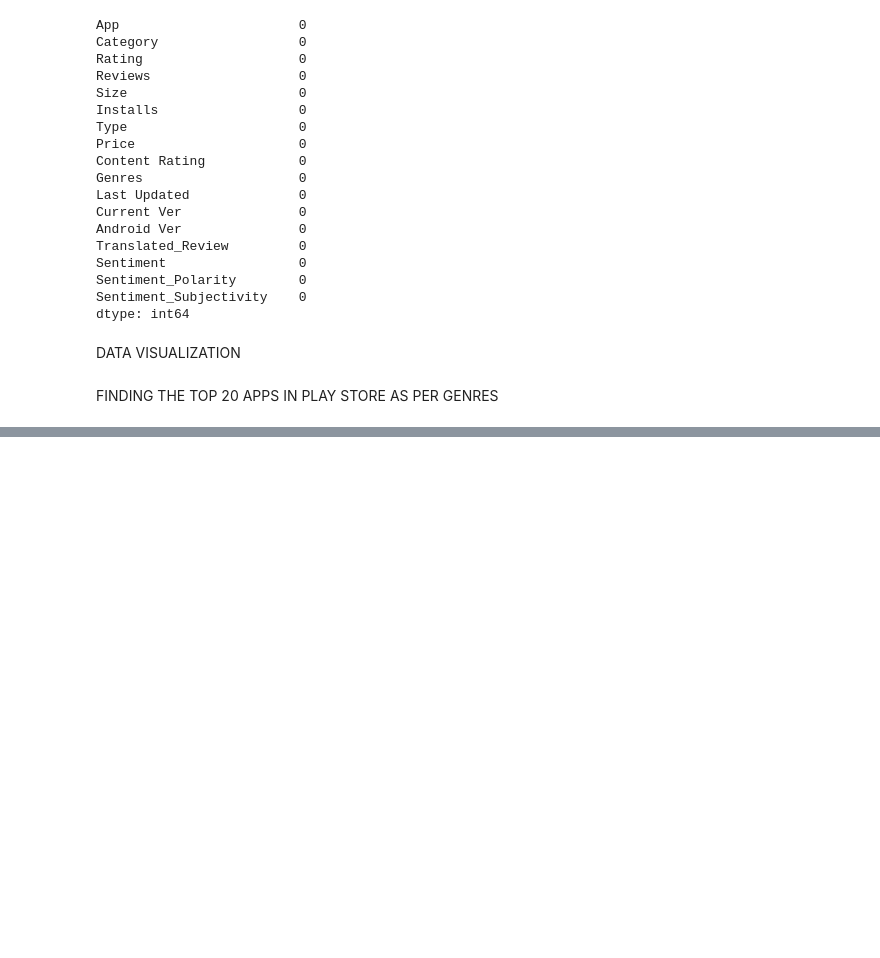
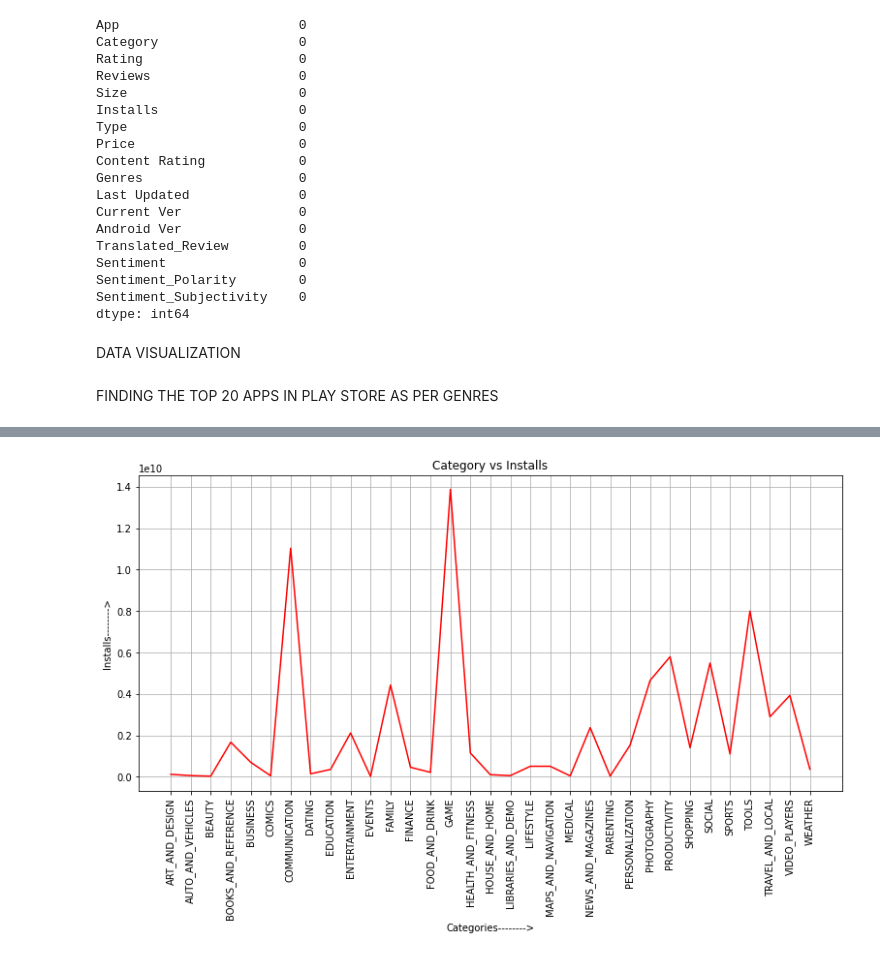
Before and after one commit to Chaitanya-Cr7/EDA_playStore_analysis, a Jupyter notebook: Play_Store_App_Review_Analysis_Capstone_Project.ipynb, the cells around one changed output, grey strips where cells are left out. Drawn from its saved outputs; the diff is of its cells as text; code cells hidden in the pictures; blank space fills up the shorter version.

```diff
--- a/Play_Store_App_Review_Analysis_Capstone_Project.ipynb
+++ b/Play_Store_App_Review_Analysis_Capstone_Project.ipynb
@@ -512,0 +530,16 @@ plt.xlabel('Content Rating');
+# %%
+grp=ps_data.groupby('Category')
+x=grp['Installs'].agg(np.sum)
+y=grp['Price'].agg(np.sum)
+z=grp['Reviews'].agg(np.mean)
+# %%
+plt.figure(figsize=(13,6))
+plt.plot(x ,  color='red')
+plt.xticks(rotation=90)
+plt.title('Category vs Installs')
+plt.xlabel('Categories-------->')
+plt.ylabel('Installs-------->')
+plt.grid()
+plt.show()
+# %% [output]
+[figure, added]
```
Also changed, not shown: parts of 18 cells of this notebook.
